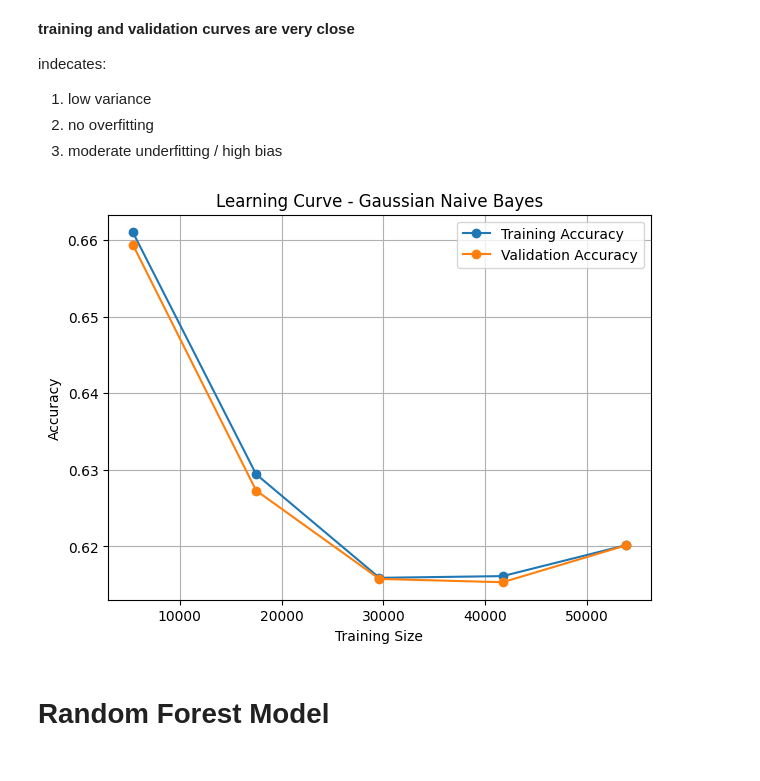
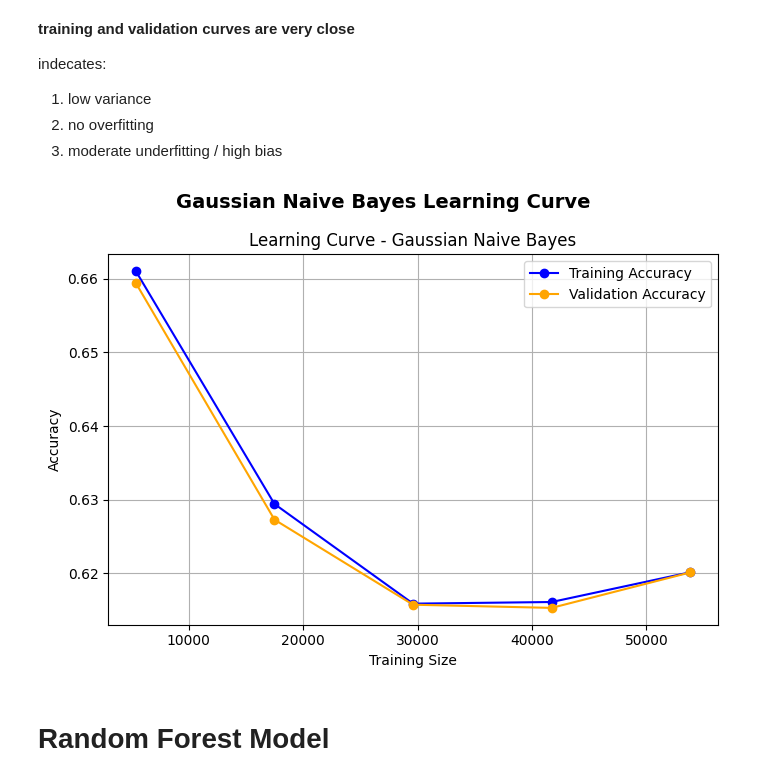
Before and after one commit to mohamedelziat50/Diabetes-Disease-Classification-MIU, a Jupyter notebook: Diabetes_Classification.ipynb, the cells around one changed output. Cells and saved outputs as stored; diff of their text form; code cells hidden in the pictures.

```diff
--- a/Diabetes_Classification.ipynb
+++ b/Diabetes_Classification.ipynb
@@ -798,30 +1003,11 @@ indecates:
 1.   low variance
 2.  no overfitting
 3.  moderate underfitting / high bias
-# %%
-train_sizes, train_scores, val_scores = learning_curve(
-    GaussianNB(),
-    X_train_processed,
-    y_train,
-    cv=5,
-    scoring="accuracy",
-    train_sizes=np.linspace(0.1, 1.0, 5)
-)
-
-train_mean = train_scores.mean(axis=1)
-val_mean = val_scores.mean(axis=1)
-
-plt.figure(figsize=(7, 5))
-plt.plot(train_sizes, train_mean, marker="o", label="Training Accuracy")
-plt.plot(train_sizes, val_mean, marker="o", label="Validation Accuracy")
-plt.title("Learning Curve - Gaussian Naive Bayes")
-plt.xlabel("Training Size")
-plt.ylabel("Accuracy")
-plt.legend()
-plt.grid(True)
-plt.show()
-# %% [output]
-[figure, removed]
+# %%
+plot_learning_curve(nb_model, "Gaussian Naive Bayes", X_train_processed, y_train)
+plt.show()
+# %% [output]
+[figure, added]
 # %% [markdown]
 # Random Forest Model
 # %% [markdown]
```
Also changed, not shown: parts of 18 cells of this notebook.
